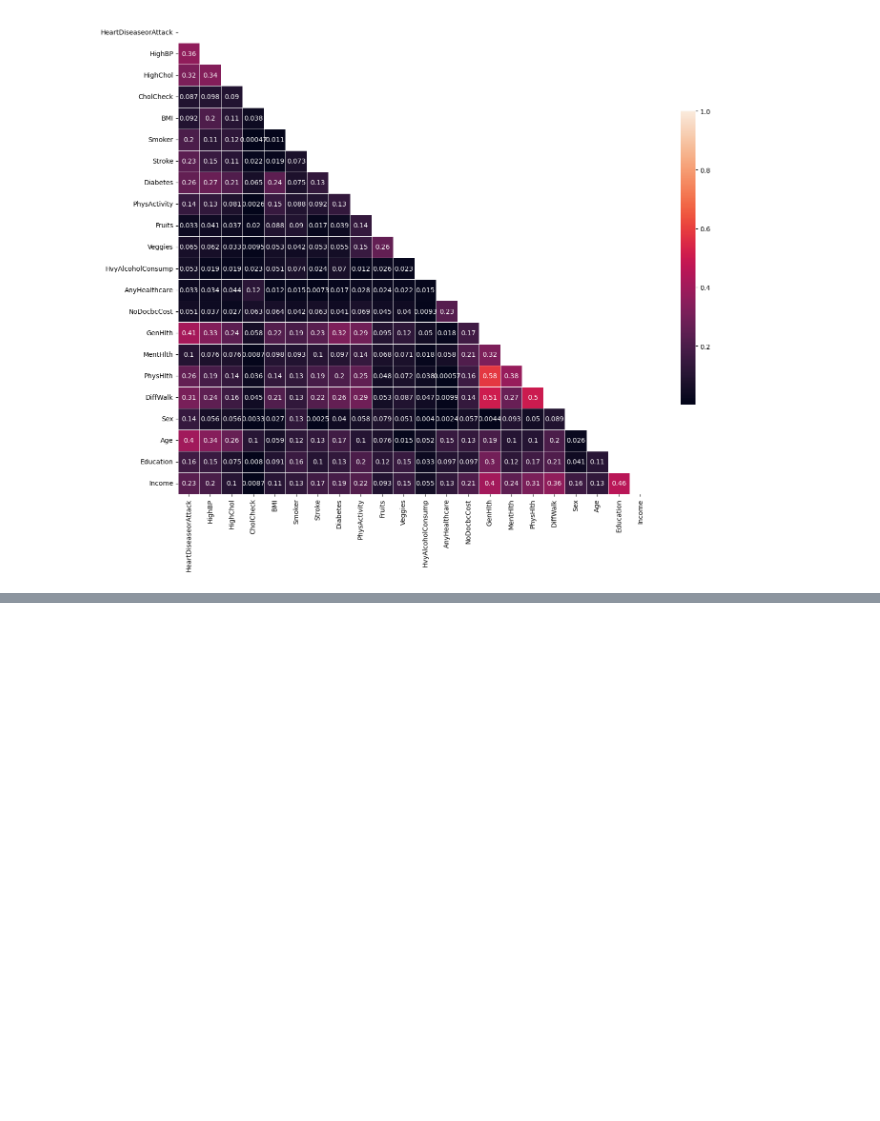
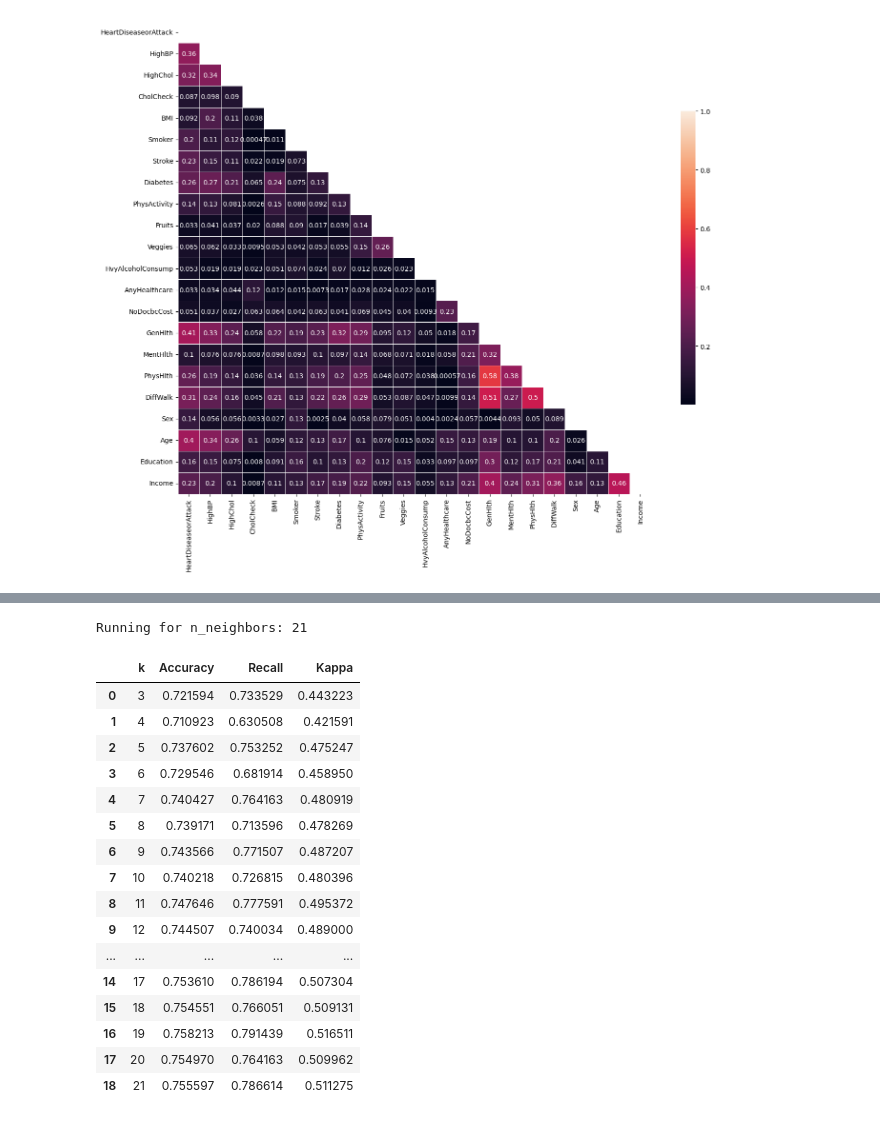
Before and after one commit to owen-george/Heart_Attack_ML-Model, a Jupyter notebook: notebooks/load_and_resample_owen.ipynb, the cells around one changed output, grey strips where cells are left out. Saved outputs shown, nothing was run; the diff lists cells and outputs as text; code cells hidden in the pictures; blank space fills up the shorter version.

```diff
--- a/notebooks/load_and_resample_owen.ipynb
+++ b/notebooks/load_and_resample_owen.ipynb
@@ -36,3 +36,35 @@ plt.xticks(rotation=45)  # Rotate x-axis labels if needed
 plt.show()
 # %% [output]
 [figure]
+# %%
+#Evaluating the raw dataset (no sampling) for accuracy, kappa, and recall with a KNN ML model at various k-values
+target = heart_df['HeartDiseaseorAttack']
+features = heart_df.drop('HeartDiseaseorAttack', axis=1)
+
+x_train, x_test, y_train, y_test = train_test_split(features, target, test_size=0.20, random_state=0)
+
+#Normalise all columns to be 0-1
+normalizer = MinMaxScaler()
+normalizer.fit(x_train)
+
+x_train_norm = normalizer.transform(x_train)
+x_test_norm = normalizer.transform(x_test)
+
+x_train_norm = pd.DataFrame(x_train_norm, columns=x_train.columns, index=x_train.index )
+x_test_norm = pd.DataFrame(x_test_norm, columns=x_test.columns, index=x_test.index)
+
+# Evaluate the model on the test set
+for i in range(3, 9):
+    print(f"For n_neighbors: {i}")
+    knn = KNeighborsClassifier(n_neighbors=i)
+    knn.fit(x_train, y_train)
+    y_pred = knn.predict(x_test)
+    cm = confusion_matrix(y_test, y_pred)
+    kappa = cohen_kappa_score(y_test, y_pred)
+    recall = recall_score(y_test, y_pred)
+
+    print(f" Accuracy: {((cm[0][0]+cm[1][1])/(sum(cm[0])+sum(cm[1]))): .3f}")
+    print(f"Recall: {recall: .3f}")
+    print(f"Cohen's Kappa: {kappa:.4f}")
+    #print(cm)
+    print()
@@ -176,0 +293,21 @@ Cohen's Kappa: 0.4815
+# %%
+test_normalised_data_knn(resampled_df, 3, 21)
+# %% [output]
+Running for n_neighbors: 21
+|  | k | Accuracy | Recall | Kappa |
+| 0 | 3 | 0.721594 | 0.733529 | 0.443223 |
+| 1 | 4 | 0.710923 | 0.630508 | 0.421591 |
+| 2 | 5 | 0.737602 | 0.753252 | 0.475247 |
+| 3 | 6 | 0.729546 | 0.681914 | 0.458950 |
+| 4 | 7 | 0.740427 | 0.764163 | 0.480919 |
+| 5 | 8 | 0.739171 | 0.713596 | 0.478269 |
+| 6 | 9 | 0.743566 | 0.771507 | 0.487207 |
+| 7 | 10 | 0.740218 | 0.726815 | 0.480396 |
+| 8 | 11 | 0.747646 | 0.777591 | 0.495372 |
+| 9 | 12 | 0.744507 | 0.740034 | 0.489000 |
+| ... | ... | ... | ... | ... |
+| 14 | 17 | 0.753610 | 0.786194 | 0.507304 |
+| 15 | 18 | 0.754551 | 0.766051 | 0.509131 |
+| 16 | 19 | 0.758213 | 0.791439 | 0.516511 |
+| 17 | 20 | 0.754970 | 0.764163 | 0.509962 |
+| 18 | 21 | 0.755597 | 0.786614 | 0.511275 |
```
Also changed, not shown: parts of 24 cells of this notebook.
